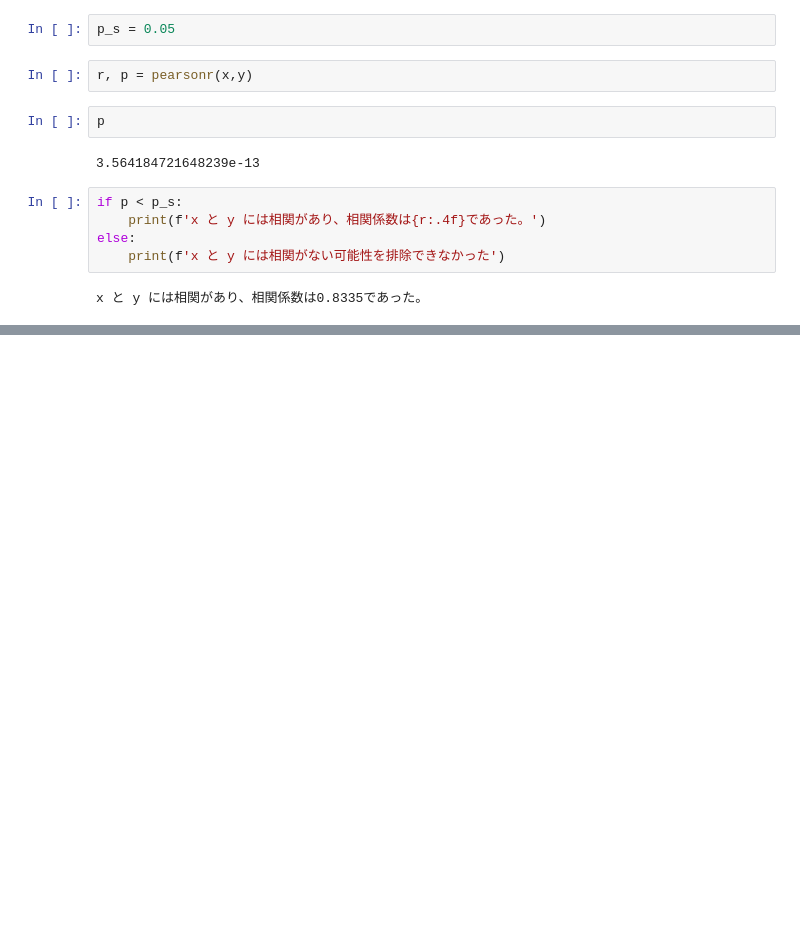
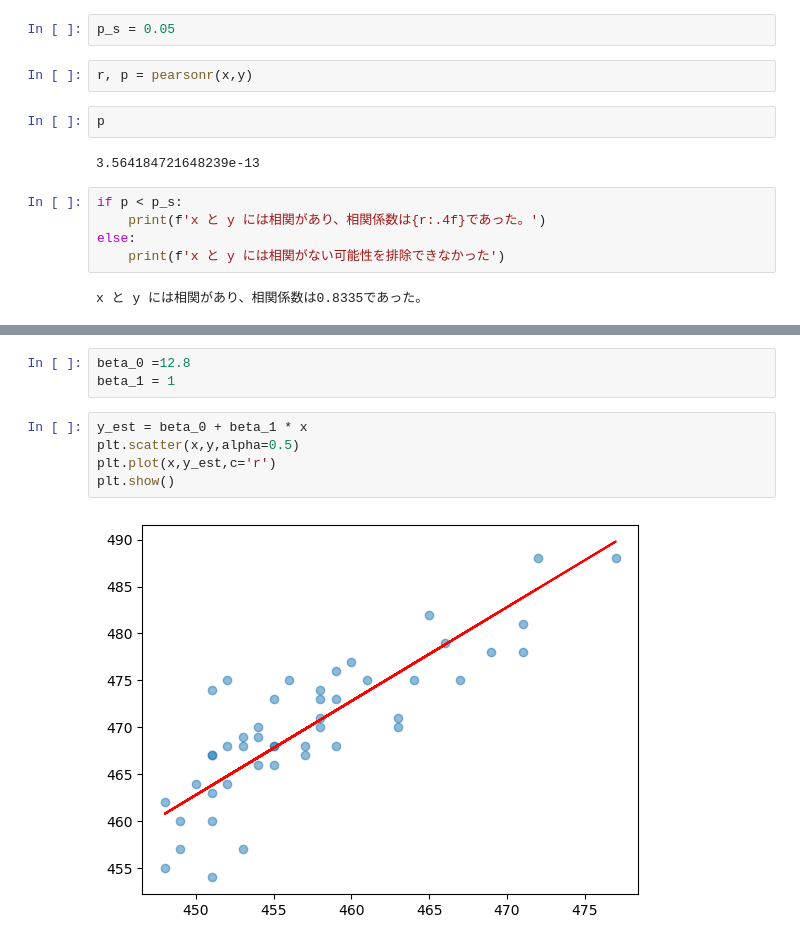
Before and after one commit to rick9524/simple_regression, a Jupyter notebook: 回帰分析レポート.ipynb, the cells around one changed output, grey strips where cells are left out. Drawn from its saved outputs; the diff is of its cells as text; blank space fills up the shorter version.

```diff
--- a/回帰分析レポート.ipynb
+++ b/回帰分析レポート.ipynb
@@ -60,0 +69,10 @@ x と y には相関があり、相関係数は0.8335であった。
+# %%
+beta_0 =12.8
+beta_1 = 1
+# %%
+y_est = beta_0 + beta_1 * x
+plt.scatter(x,y,alpha=0.5)
+plt.plot(x,y_est,c='r')
+plt.show()
+# %% [output]
+[figure, added]
```
Also changed, not shown: parts of 14 cells of this notebook.
